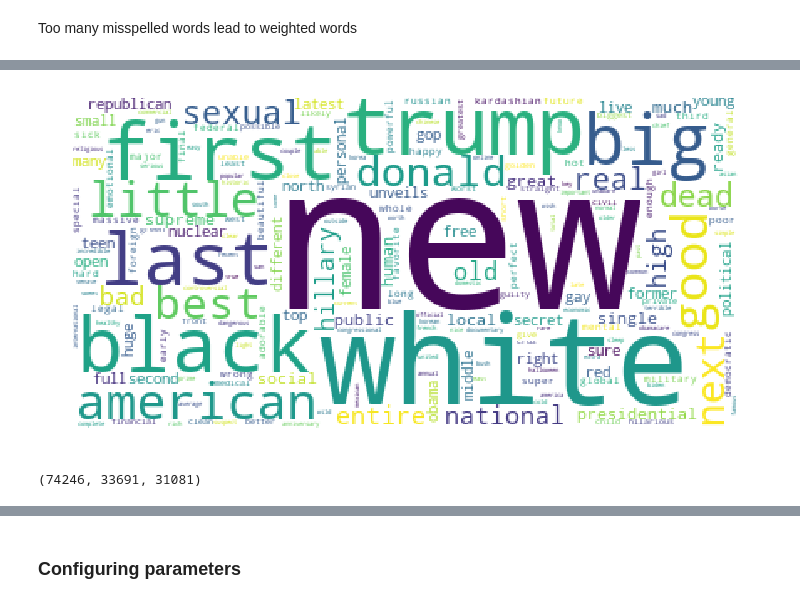
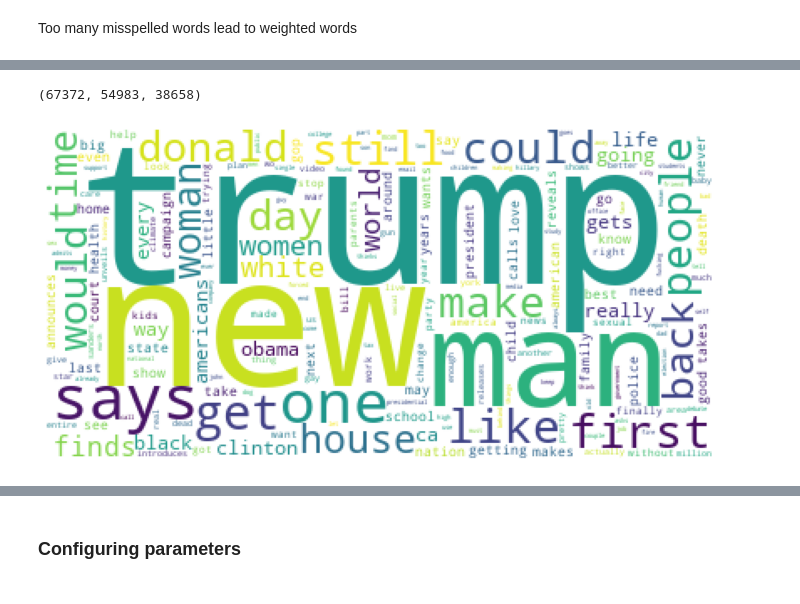
Before and after one commit to CarinaCruz/NLP, a Jupyter notebook: SentimentAnalysis/Sarcasm/Sarcasm.ipynb, the cells around one changed output, grey strips where cells are left out. Drawn from its saved outputs; the diff is of its cells as text; code cells hidden in the pictures.

```diff
--- a/SentimentAnalysis/Sarcasm/Sarcasm.ipynb
+++ b/SentimentAnalysis/Sarcasm/Sarcasm.ipynb
@@ -196,12 +134,23 @@ word_cloud(list_vb)
-# %%
-# filter by Adjectives
-jj_tagged = [(word,tag) for word, tag in pos_words
-                if tag.startswith('JJ')]
-list_jj  = [jj[0] for jj in jj_tagged]
-word_cloud(list_jj)
-# %% [output]
-[figure, removed]
+# %%
+doc = [nlp(sentence) for sentence in df['clean text']]
+# %%
+noun_pos_tags = []
+prop_pos_tags = []
+verb_pos_tags = []
+
+for text in doc:
+    for token in text:
+        if token.pos_ == 'NOUN':
+            noun_pos_tags.append(token.text)
+        elif token.pos_ == 'PROPN':
+            prop_pos_tags.append(token.text)
+        elif token.pos_ == 'VERB':
+            verb_pos_tags.append(token.text)
 # %%
-len(nn_tagged), len(vb_tagged), len(jj_tagged)
+len(noun_pos_tags), len(prop_pos_tags), len(verb_pos_tags)
 # %% [output]
-(74246, 33691, 31081)
+(67372, 54983, 38658)
+# %%
+visualization.word_cloud(noun_pos_tags)
+# %% [output]
+[figure, added]
```
Also changed, not shown: parts of 59 cells of this notebook.
